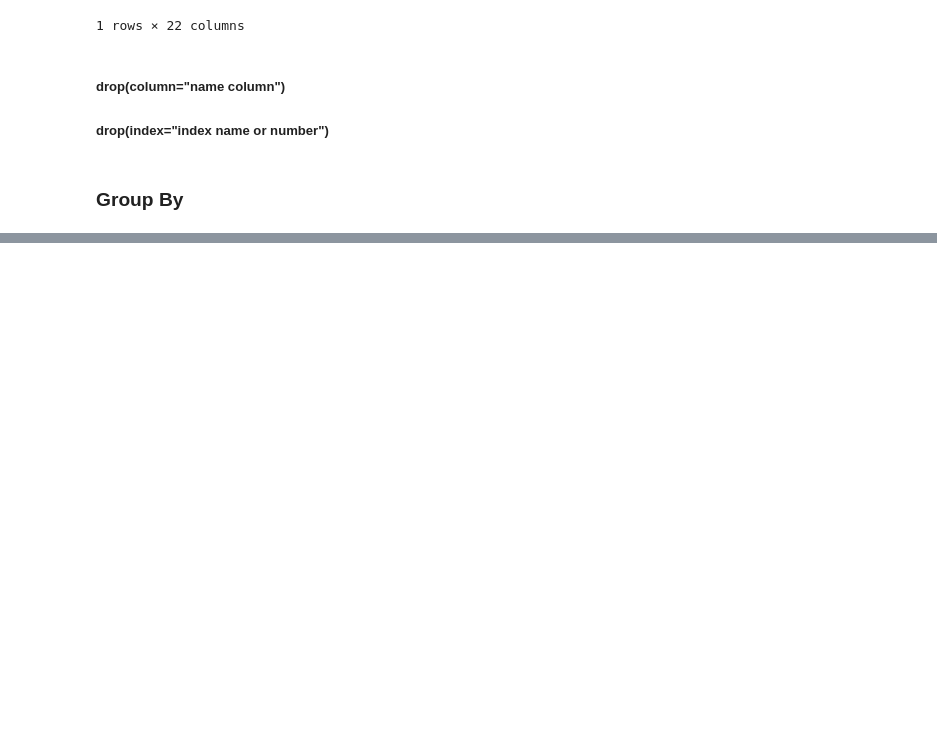
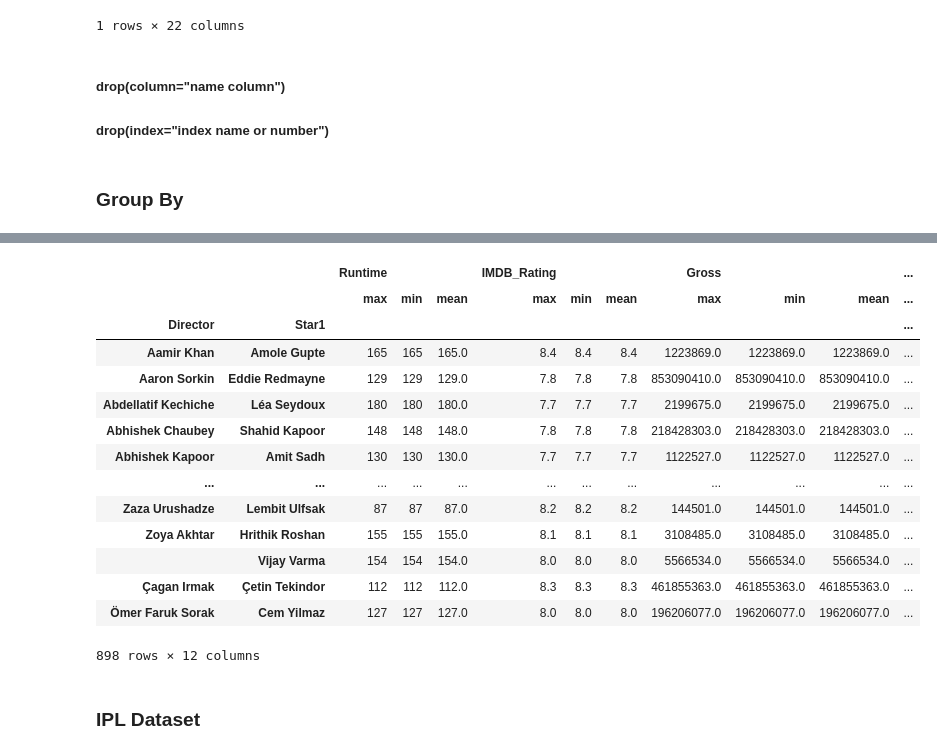
Before and after one commit to akhileshdutt/DataScience_learning, a Jupyter notebook: Revision_libraries/pandas.ipynb, the cells around one changed output, grey strips where cells are left out. Drawn from its saved outputs; the diff is of its cells as text; code cells hidden in the pictures; blank space fills up the shorter version.

```diff
--- a/Revision_libraries/pandas.ipynb
+++ b/Revision_libraries/pandas.ipynb
@@ -1944,0 +2415,3 @@ ipl[(ipl["City"]=="Delhi") & (ipl["did_virat_kohli_play"]==True)].drop_duplicate
+# %%
+duo =imdb.groupby(['Director','Star1'])
+duo.size()
@@ -1944,0 +2479,25 @@ ipl[(ipl["City"]=="Delhi") & (ipl["did_virat_kohli_play"]==True)].drop_duplicate
+# %%
+duo.agg({
+    "Runtime":["max","min","mean"],
+    "IMDB_Rating":["max","min","mean"],
+    "Gross":["max","min","mean"],
+    "Metascore":["max","min","mean"]
+   } )
+# %% [output]
+|  |  | Runtime |  |  | IMDB_Rating |  |  | Gross |  |  | ... |
+|  |  | max | min | mean | max | min | mean | max | min | mean | ... |
+| Director | Star1 |  |  |  |  |  |  |  |  |  | ... |
+| Aamir Khan | Amole Gupte | 165 | 165 | 165.0 | 8.4 | 8.4 | 8.4 | 1223869.0 | 1223869.0 | 1223869.0 | ... |
+| Aaron Sorkin | Eddie Redmayne | 129 | 129 | 129.0 | 7.8 | 7.8 | 7.8 | 853090410.0 | 853090410.0 | 853090410.0 | ... |
+| Abdellatif Kechiche | Léa Seydoux | 180 | 180 | 180.0 | 7.7 | 7.7 | 7.7 | 2199675.0 | 2199675.0 | 2199675.0 | ... |
+| Abhishek Chaubey | Shahid Kapoor | 148 | 148 | 148.0 | 7.8 | 7.8 | 7.8 | 218428303.0 | 218428303.0 | 218428303.0 | ... |
+| Abhishek Kapoor | Amit Sadh | 130 | 130 | 130.0 | 7.7 | 7.7 | 7.7 | 1122527.0 | 1122527.0 | 1122527.0 | ... |
+| ... | ... | ... | ... | ... | ... | ... | ... | ... | ... | ... | ... |
+| Zaza Urushadze | Lembit Ulfsak | 87 | 87 | 87.0 | 8.2 | 8.2 | 8.2 | 144501.0 | 144501.0 | 144501.0 | ... |
+| Zoya Akhtar | Hrithik Roshan | 155 | 155 | 155.0 | 8.1 | 8.1 | 8.1 | 3108485.0 | 3108485.0 | 3108485.0 | ... |
+|  | Vijay Varma | 154 | 154 | 154.0 | 8.0 | 8.0 | 8.0 | 5566534.0 | 5566534.0 | 5566534.0 | ... |
+| Çagan Irmak | Çetin Tekindor | 112 | 112 | 112.0 | 8.3 | 8.3 | 8.3 | 461855363.0 | 461855363.0 | 461855363.0 | ... |
+| Ömer Faruk Sorak | Cem Yilmaz | 127 | 127 | 127.0 | 8.0 | 8.0 | 8.0 | 196206077.0 | 196206077.0 | 196206077.0 | ... |
+898 rows × 12 columns
+# %% [markdown]
+### IPL Dataset
```
Also changed, not shown: parts of 46 cells of this notebook, 1 other file.
